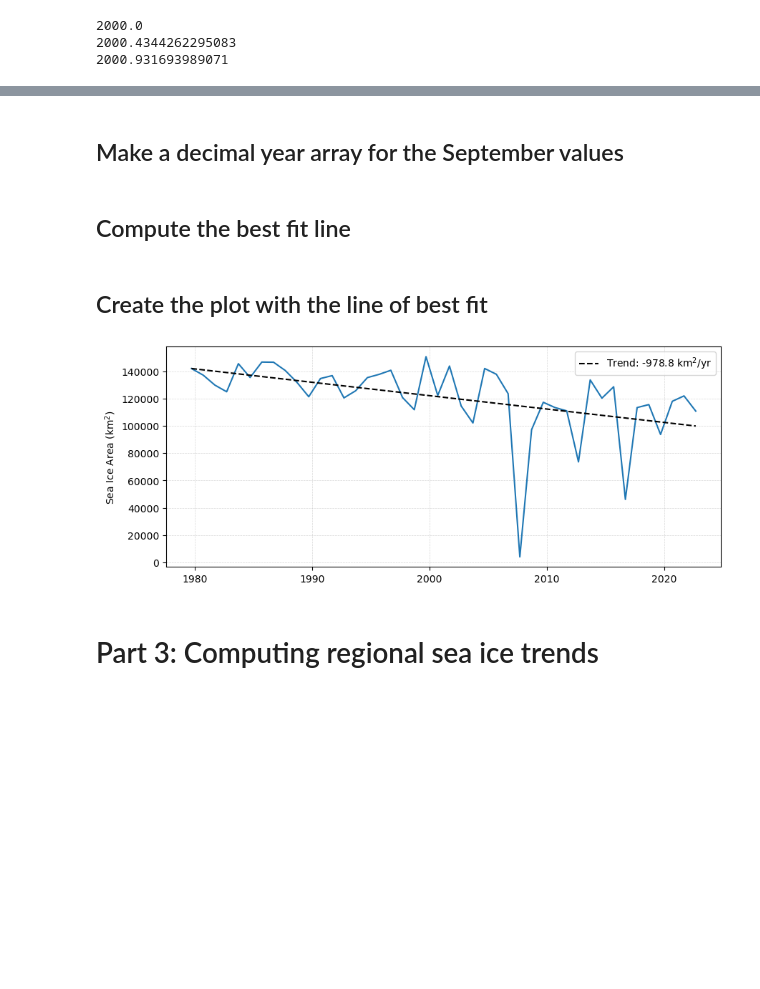
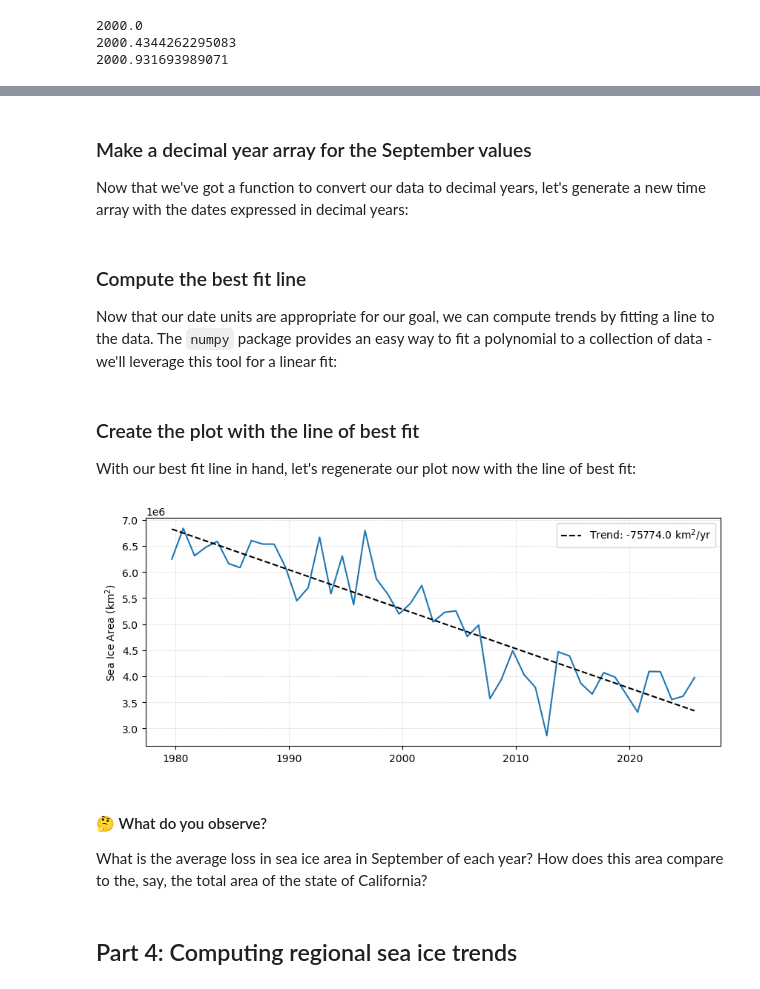
Before and after one commit to ProfMikeWood/ocean_remote_sensing_book, a Jupyter notebook: labs/lab07_seaice_trends.ipynb, the cells around one changed output, grey strips where cells are left out. Saved outputs shown, nothing was run; the diff lists cells and outputs as text; code cells hidden in the pictures; blank space fills up the shorter version.

```diff
--- a/labs/lab07_seaice_trends.ipynb
+++ b/labs/lab07_seaice_trends.ipynb
@@ -23,0 +65,20 @@ file_folder = '/Users/mike/Documents/Teaching/Courses/MS 274/Labs/Lab 8/Raster D
+# %%
+# loop through all of the files
+for i in range(len(file_urls)):
+    url = file_urls[i]
+    file_name = url.split('/')[-1]
+
+    # check that the file needs to be downloaded
+    if file_name not in os.listdir(data_folder):
+        print('Downloading '+file_name+
+              ' (file '+str(i+1)+' of '+str(len(file_urls))+')')
+
+        # download the file using a get request
+        output_file = os.path.join(data_folder,file_name)
+        with requests.get(url, stream=True, allow_redirects=True) as r:
+            r.raise_for_status()
+            with open(output_file, 'wb') as f:
+                for chunk in r.iter_content(chunk_size=8192):
+                    f.write(chunk)
+
+print('All '+str(len(file_urls))+' have been downloaded')
@@ -30,10 +103,10 @@ After determining which variable will be used for the sea ice area calculation,
 # %%
 # make a file path to one of the nc files
-file_path = file_folder+'/seaice_conc_monthly_nh_197901_n07_v04r00.nc'
+file_path = os.path.join(data_folder,'sic_psn25_197901_n07_v06r00.nc')
 
 # open the file and read in the sea ice variable to a 2D numpy grid
 ds = nc4.Dataset(file_path)
-seaice_grid = np.array(ds.variables['nsidc_nt_seaice_conc_monthly'])
+seaice_grid = np.array(ds.variables['cdr_seaice_conc_monthly'])
 ds.close()
 
 # print the minimum and maximum of the grid
@@ -77,9 +154,9 @@ plt.show()
 # %%
-# Find the number of points with a sea ice fraction greater than 15%
-seaice_points = np.sum(seaice_values_filtered>0.15)
+# Define the grid cell size in km
+grid_cell_size = 25
 
-# Convert to area (in km^2) assuming a grid resolution of 25 km by 25 km
-seaice_area = seaice_points*25*25
+# Convert to area (in km^2) using the grid resolution
+seaice_area = np.sum(seaice_values_filtered*grid_cell_size**2)
 
 # print the sea ice area
 print('seaice area:',seaice_area,'km^2')
@@ -90,7 +172,7 @@ seaice area: 15850625 km^2
 # %%
 # make a sorted file list of all the sea ice nc files
 file_list = []
-for file_name in os.listdir(file_folder):
+for file_name in os.listdir(data_folder):
     if file_name[-3:]=='.nc':
         file_list.append(file_name)
 
@@ -106,18 +188,18 @@ seaice_values = []
 for file_name in file_list:
 
     # make a date string for the file
-    date_str = file_name.split('_')[4][:4]+'-'+file_name.split('_')[4][4:6]+'-15'
+    date_str = file_name.split('_')[2][:4]+'-'+file_name.split('_')[2][4:6]+'-15'
 
     # open the file to get the seaice grid
-    file_path = file_folder+'/'+file_name
+    file_path = os.path.join(data_folder,file_name)
     ds = nc4.Dataset(file_path)
-    seaice_grid = np.array(ds.variables['nsidc_nt_seaice_conc_monthly'])
+    seaice_grid = np.array(ds.variables['cdr_seaice_conc_monthly'])
     ds.close()
 
     # compute the total area of seaice in this grid
     seaice_grid = seaice_grid.ravel()
     seaice_values_filtered = seaice_grid[seaice_grid<2]
-    seaice_area = np.sum(seaice_values_filtered*25*25)
+    seaice_area = np.sum(seaice_values_filtered*grid_cell_size**2)
 
     # if the sea ice area value is valid (>0), add the date to the date list
     # and the value to the value list
@@ -213,5 +315,6 @@ print(YMD_to_DecYr(2000,12,7))  # December 7, 2000
 # %% [markdown]
-## Make a decimal year array for the September values
+### Make a decimal year array for the September values
+Now that we've got a function to convert our data to decimal years, let's generate a new time array with the dates expressed in decimal years:
 # %%
 # make an empty list for the decimal years
 sept_decyr_values = []
@@ -219,7 +322,9 @@ for date in sept_date_list:
     dec_yr = YMD_to_DecYr(date.year,date.month,date.day)
     sept_decyr_values.append(dec_yr)
 # %% [markdown]
-## Compute the best fit line
+### Compute the best fit line
+
+Now that our date units are appropriate for our goal, we can compute trends by fitting a line to the data. The `numpy` package provides an easy way to fit a polynomial to a collection of data - we'll leverage this tool for a linear fit:
 # %%
 # use numpy's polyfit function to compute the best fit line
 p = np.polyfit(sept_decyr_values, sept_seaice_values, 1)
@@ -234,31 +339,36 @@ intercept = p[1]
 # for the september decyr values
 best_fit = slope*np.array(sept_decyr_values)+intercept
 # %% [markdown]
-## Create the plot with the line of best fit
+### Create the plot with the line of best fit
+With our best fit line in hand, let's regenerate our plot now with the line of best fit:
 # %%
 # make a figure object with a width of 10 and a height of 4
 fig = plt.figure(figsize=(10,4))
 
 # plot the september values
 plt.plot(sept_decyr_values, sept_seaice_values)
 
 # plot the line of best fit
 # add a label which includes the trend
-plt.plot(sept_decyr_values, best_fit, 'k--', label='Trend: '+'{:.1f}'.format(p[0])+' km$^2$/yr')
+plt.plot(sept_decyr_values, best_fit, 'k--',
+         label='Trend: '+'{:.1f}'.format(p[0])+' km$^2$/yr')
 
 # label the y axis
 plt.ylabel('Sea Ice Area (km$^2$)')
 
 # make a grid
 plt.grid(linestyle='--', linewidth=0.5, alpha=0.5)
 
 # make a legend
 plt.legend()
 
 # show the figure
 plt.show()
 # %% [output]
-[figure, old version]
+[figure, new version]
+# %% [markdown]
+#### &#129300; What do you observe?
+What is the average loss in sea ice area in September of each year? How does this area compare to the, say, the total area of the state of California?
 # %% [markdown]
-# Part 3: Computing regional sea ice trends
+## Part 4: Computing regional sea ice trends
 # %% [markdown]
```
Also changed, not shown: parts of 53 cells of this notebook, 9 other files.
